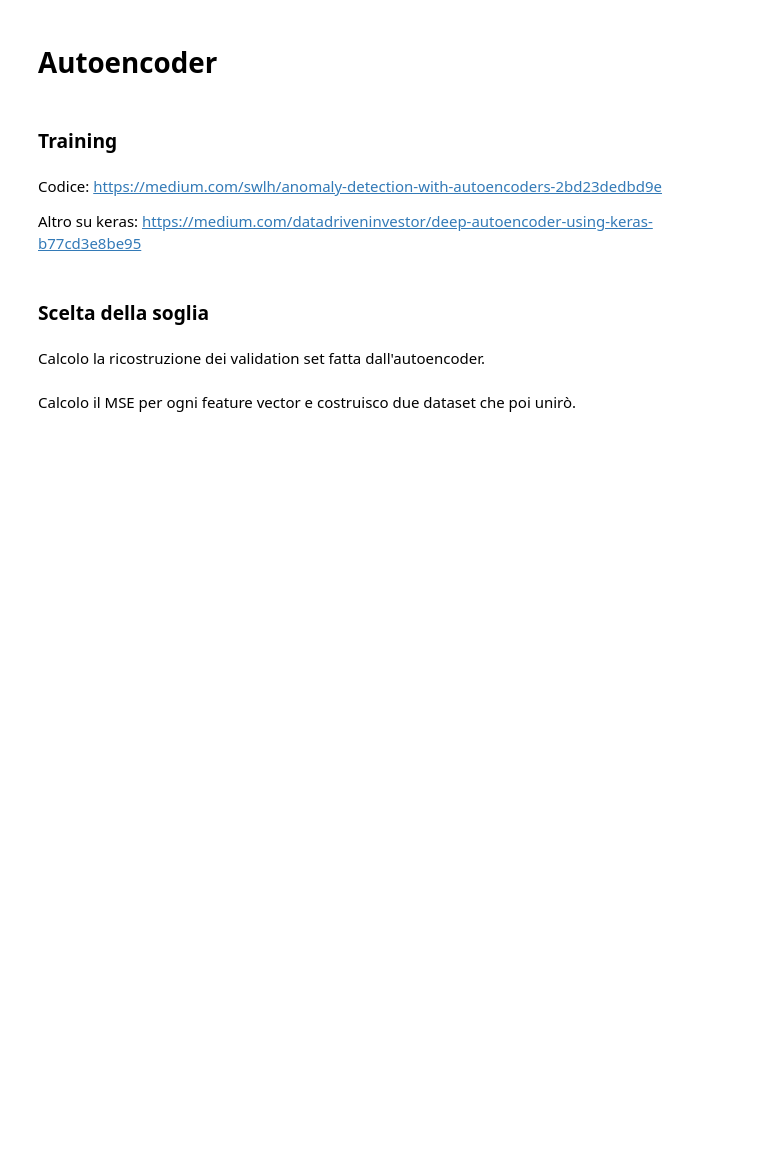
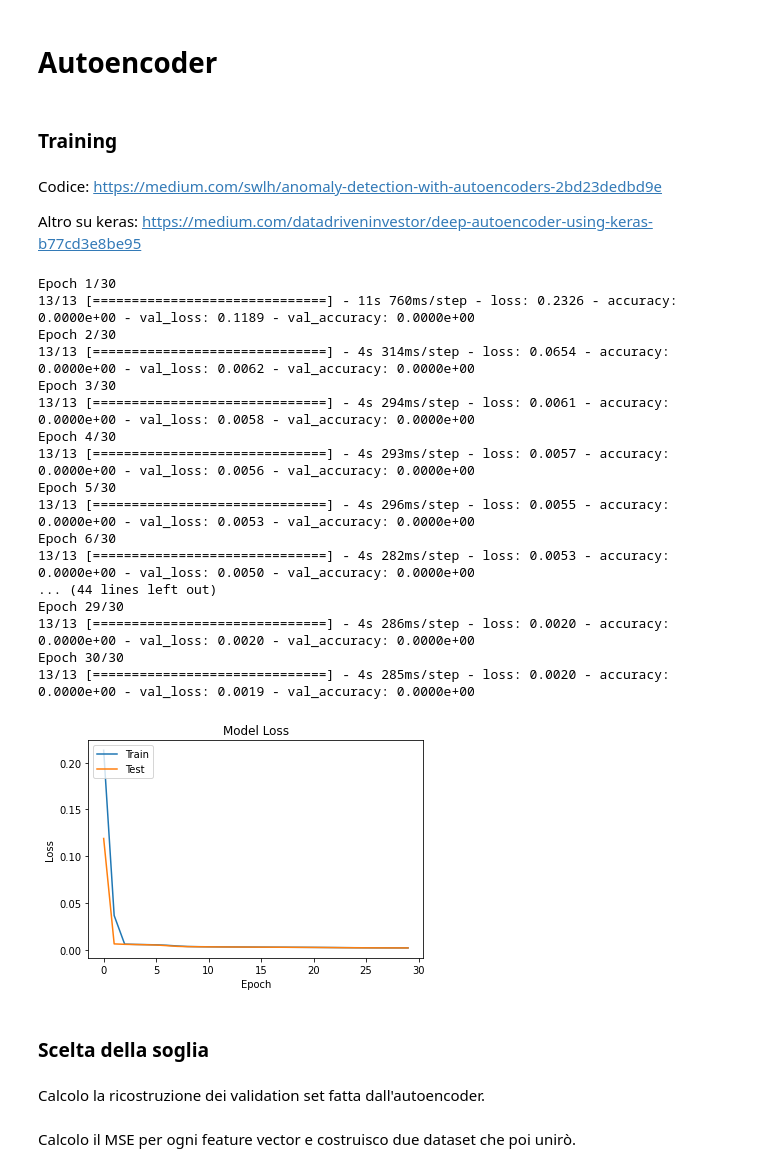
Before and after one commit to alessandrotofani/Tesi_magistrale, a Jupyter notebook: 3_Autoencoder.ipynb, the cells around one changed output. Saved outputs shown, nothing was run; the diff lists cells and outputs as text; code cells hidden in the pictures; blank space fills up the shorter version.

```diff
--- a/3_Autoencoder.ipynb
+++ b/3_Autoencoder.ipynb
@@ -148,16 +150,36 @@ encoder = Model(input, encoded)
 # autoencoder.summary()
 autoencoder.compile(optimizer='adam', loss='mean_squared_error', metrics=['accuracy'])
 # %%
-history = autoencoder.fit(X_train, X_train, epochs=30, batch_size=1000, shuffle=True,
+# history = autoencoder.fit(X_train, X_train, epochs=30, batch_size=1000, shuffle=True,
+history = autoencoder.fit(X_train, X_train, epochs=30, batch_size=10000, shuffle=True,
                 validation_data=(X_val, X_val))
 
 plt.plot(history.history['loss'])
 plt.plot(history.history['val_loss'])
 plt.title('Model Loss')
 plt.ylabel('Loss')
 plt.xlabel('Epoch')
 plt.legend(['Train', 'Test'], loc='upper left')
 plt.show()
+# %% [output]
+Epoch 1/30
+13/13 [==============================] - 11s 760ms/step - loss: 0.2326 - accuracy: 0.0000e+00 - val_loss: 0.1189 - val_accuracy: 0.0000e+00
+Epoch 2/30
+13/13 [==============================] - 4s 314ms/step - loss: 0.0654 - accuracy: 0.0000e+00 - val_loss: 0.0062 - val_accuracy: 0.0000e+00
+Epoch 3/30
+13/13 [==============================] - 4s 294ms/step - loss: 0.0061 - accuracy: 0.0000e+00 - val_loss: 0.0058 - val_accuracy: 0.0000e+00
+Epoch 4/30
+13/13 [==============================] - 4s 293ms/step - loss: 0.0057 - accuracy: 0.0000e+00 - val_loss: 0.0056 - val_accuracy: 0.0000e+00
+Epoch 5/30
+13/13 [==============================] - 4s 296ms/step - loss: 0.0055 - accuracy: 0.0000e+00 - val_loss: 0.0053 - val_accuracy: 0.0000e+00
+Epoch 6/30
+13/13 [==============================] - 4s 282ms/step - loss: 0.0053 - accuracy: 0.0000e+00 - val_loss: 0.0050 - val_accuracy: 0.0000e+00
+... (44 lines left out)
+Epoch 29/30
+13/13 [==============================] - 4s 286ms/step - loss: 0.0020 - accuracy: 0.0000e+00 - val_loss: 0.0020 - val_accuracy: 0.0000e+00
+Epoch 30/30
+13/13 [==============================] - 4s 285ms/step - loss: 0.0020 - accuracy: 0.0000e+00 - val_loss: 0.0019 - val_accuracy: 0.0000e+00
+[figure, added]
 # %% [markdown]
 ### Scelta della soglia
 # %% [markdown]
```
Also changed, not shown: parts of 13 cells of this notebook.
